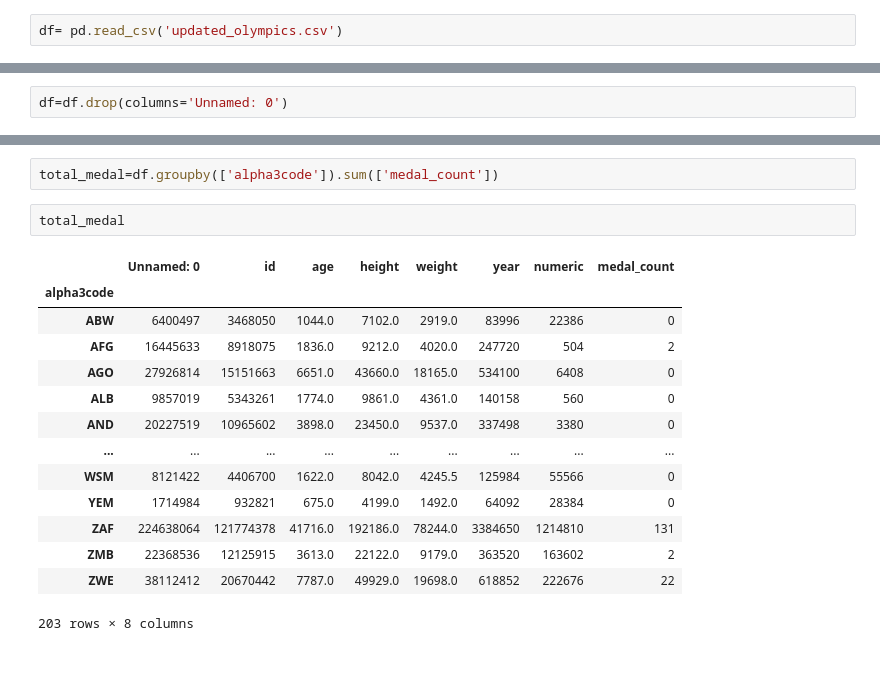
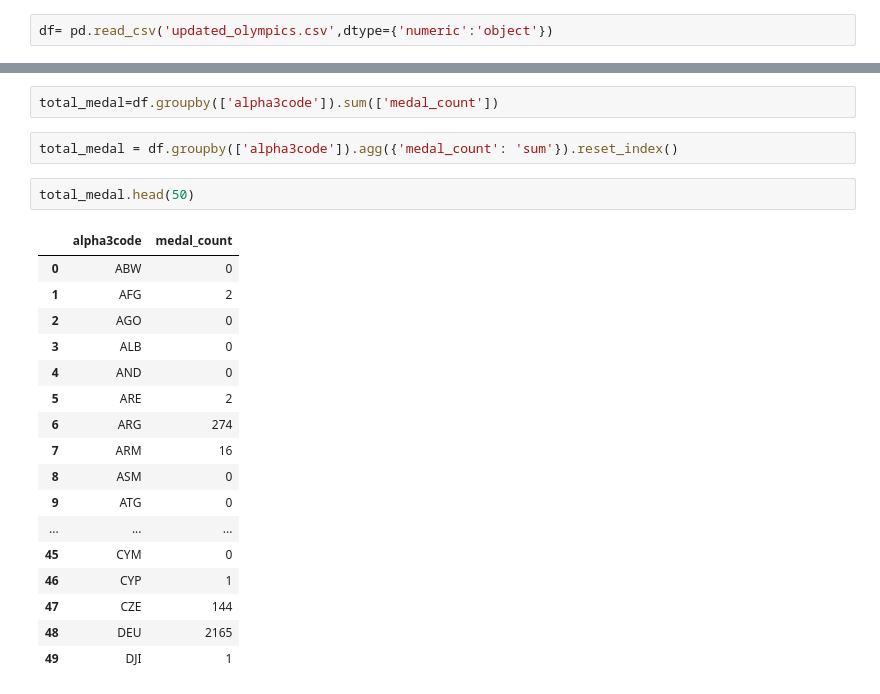
Before and after one commit to Jaweilee/Olympics_VisualExploration, a Jupyter notebook: olympics_cleaning.ipynb, the cells around one changed output, grey strips where cells are left out. Saved outputs shown, nothing was run; the diff lists cells and outputs as text; blank space fills up the shorter version.

```diff
--- a/olympics_cleaning.ipynb
+++ b/olympics_cleaning.ipynb
@@ -2,4 +2,4 @@
 import pandas as pd
 import pycountry
 # %%
-df= pd.read_csv('updated_olympics.csv')
+df= pd.read_csv('updated_olympics.csv',dtype={'numeric':'object'})
@@ -44,3 +85 @@ Index(['Unnamed: 0', 'id', 'name', 'sex', 'age', 'height', 'weight', 'team',
       dtype='object')
-# %%
-df=df.drop(columns='Unnamed: 0')
@@ -84,19 +161,24 @@ grouped = df1.groupby(['Region', 'Category']).sum().reset_index()
 # %%
 total_medal=df.groupby(['alpha3code']).sum(['medal_count'])
+# %%
+total_medal = df.groupby(['alpha3code']).agg({'medal_count': 'sum'}).reset_index()
 # %%
-total_medal
+total_medal.head(50)
 # %% [output]
-|  | Unnamed: 0 | id | age | height | weight | year | numeric | medal_count |
-| alpha3code |  |  |  |  |  |  |  |  |
-| ABW | 6400497 | 3468050 | 1044.0 | 7102.0 | 2919.0 | 83996 | 22386 | 0 |
-| AFG | 16445633 | 8918075 | 1836.0 | 9212.0 | 4020.0 | 247720 | 504 | 2 |
-| AGO | 27926814 | 15151663 | 6651.0 | 43660.0 | 18165.0 | 534100 | 6408 | 0 |
-| ALB | 9857019 | 5343261 | 1774.0 | 9861.0 | 4361.0 | 140158 | 560 | 0 |
-| AND | 20227519 | 10965602 | 3898.0 | 23450.0 | 9537.0 | 337498 | 3380 | 0 |
-| ... | ... | ... | ... | ... | ... | ... | ... | ... |
-| WSM | 8121422 | 4406700 | 1622.0 | 8042.0 | 4245.5 | 125984 | 55566 | 0 |
-| YEM | 1714984 | 932821 | 675.0 | 4199.0 | 1492.0 | 64092 | 28384 | 0 |
-| ZAF | 224638064 | 121774378 | 41716.0 | 192186.0 | 78244.0 | 3384650 | 1214810 | 131 |
-| ZMB | 22368536 | 12125915 | 3613.0 | 22122.0 | 9179.0 | 363520 | 163602 | 2 |
-| ZWE | 38112412 | 20670442 | 7787.0 | 49929.0 | 19698.0 | 618852 | 222676 | 22 |
+|  | alpha3code | medal_count |
+| 0 | ABW | 0 |
+| 1 | AFG | 2 |
+| 2 | AGO | 0 |
+| 3 | ALB | 0 |
+| 4 | AND | 0 |
+| 5 | ARE | 2 |
+| 6 | ARG | 274 |
+| 7 | ARM | 16 |
+| 8 | ASM | 0 |
+| 9 | ATG | 0 |
+| ... | ... | ... |
+| 45 | CYM | 0 |
+| 46 | CYP | 1 |
+| 47 | CZE | 144 |
+| 48 | DEU | 2165 |
+| 49 | DJI | 1 |
-203 rows × 8 columns
```
Also changed, not shown: parts of 14 cells of this notebook, 1 other file.
